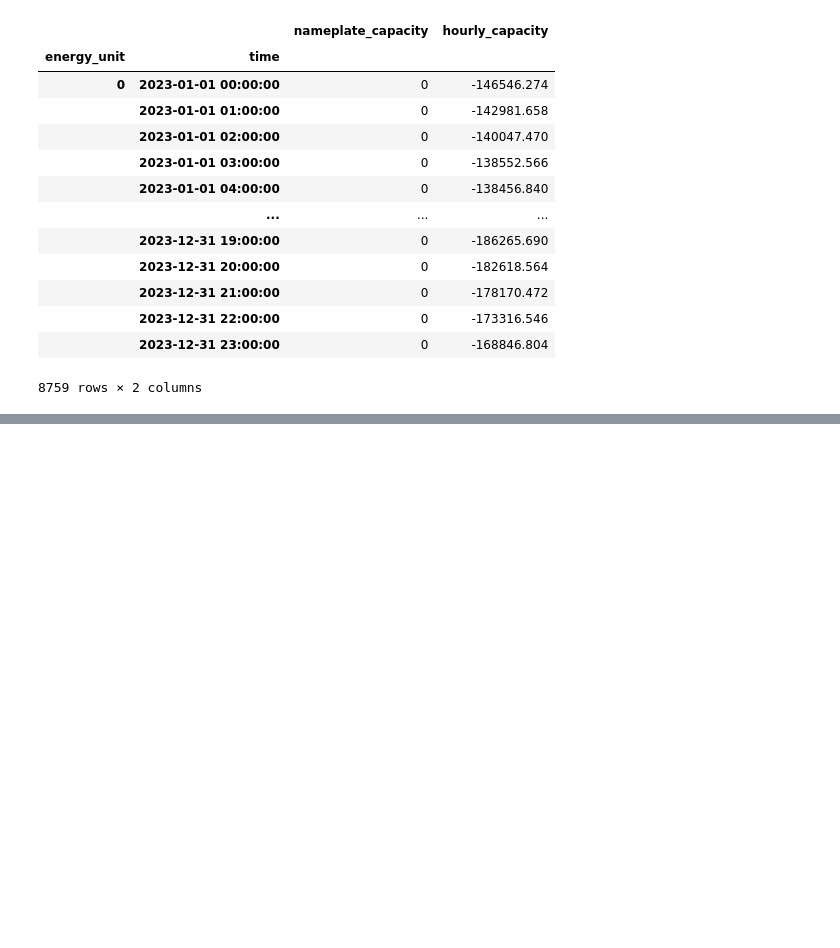
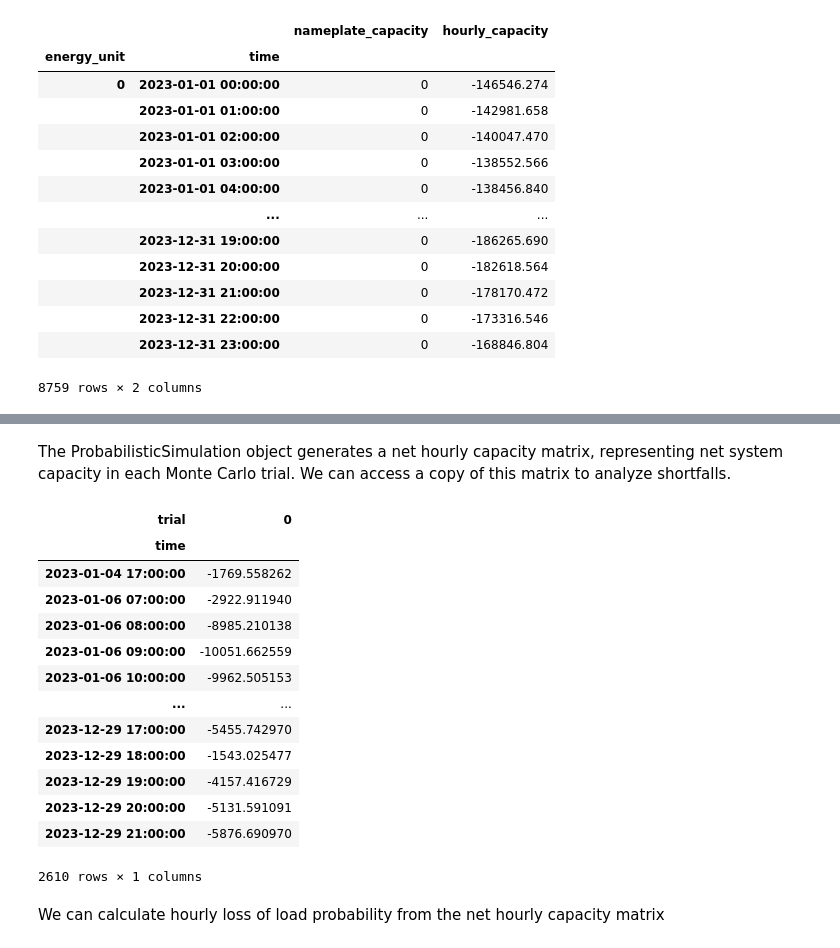
Before and after one commit to ijbd/assetra, a Jupyter notebook: examples/pjm_2023_test/pjm_test_preprocessing.ipynb, the cells around one changed output, grey strips where cells are left out. Saved outputs shown, nothing was run; the diff lists cells and outputs as text; code cells hidden in the pictures; blank space fills up the shorter version.

```diff
--- a/examples/pjm_2023_test/pjm_test_preprocessing.ipynb
+++ b/examples/pjm_2023_test/pjm_test_preprocessing.ipynb
@@ -503,0 +578,24 @@ KeyError: "not all values found in index 'time'"
+# %% [markdown]
+The ProbabilisticSimulation object generates a net hourly capacity matrix, representing net system capacity in each Monte Carlo trial. We can access a copy of this matrix to analyze shortfalls.
+# %%
+# convert net hourly capacity matrix to pandas dataframe with risk hours only
+shortfall_matrix_pd = simulation.net_hourly_capacity_matrix.where(lambda c: c < 0).to_pandas().T.dropna(how="all")
+shortfall_matrix_pd
+# %% [output]
+| trial | 0 |
+| time |  |
+| 2023-01-04 17:00:00 | -1769.558262 |
+| 2023-01-06 07:00:00 | -2922.911940 |
+| 2023-01-06 08:00:00 | -8985.210138 |
+| 2023-01-06 09:00:00 | -10051.662559 |
+| 2023-01-06 10:00:00 | -9962.505153 |
+| ... | ... |
+| 2023-12-29 17:00:00 | -5455.742970 |
+| 2023-12-29 18:00:00 | -1543.025477 |
+| 2023-12-29 19:00:00 | -4157.416729 |
+| 2023-12-29 20:00:00 | -5131.591091 |
+| 2023-12-29 21:00:00 | -5876.690970 |
+2610 rows × 1 columns
+# %% [markdown]
+
+We can calculate hourly loss of load probability from the net hourly capacity matrix
```
Also changed, not shown: parts of 19 cells of this notebook.
